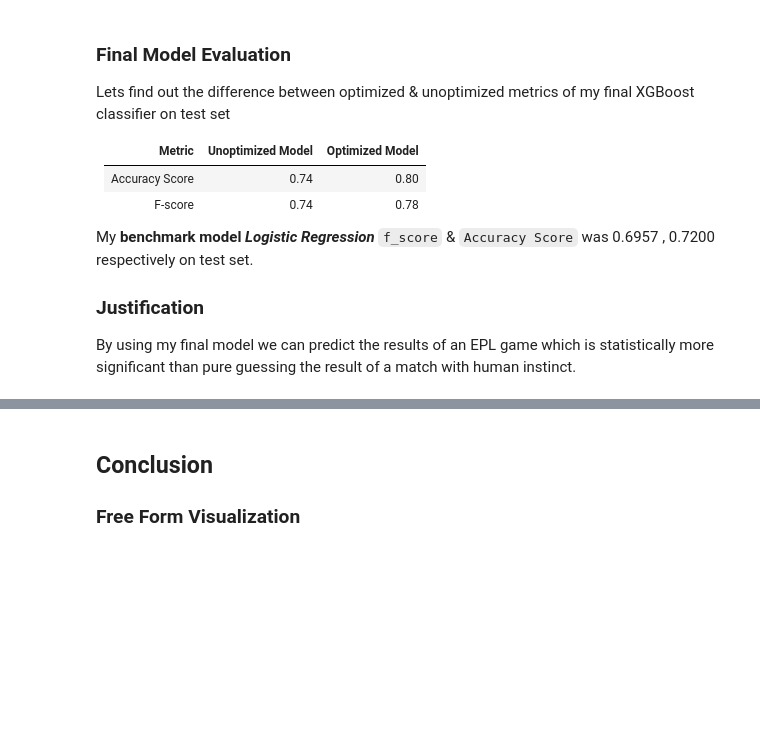
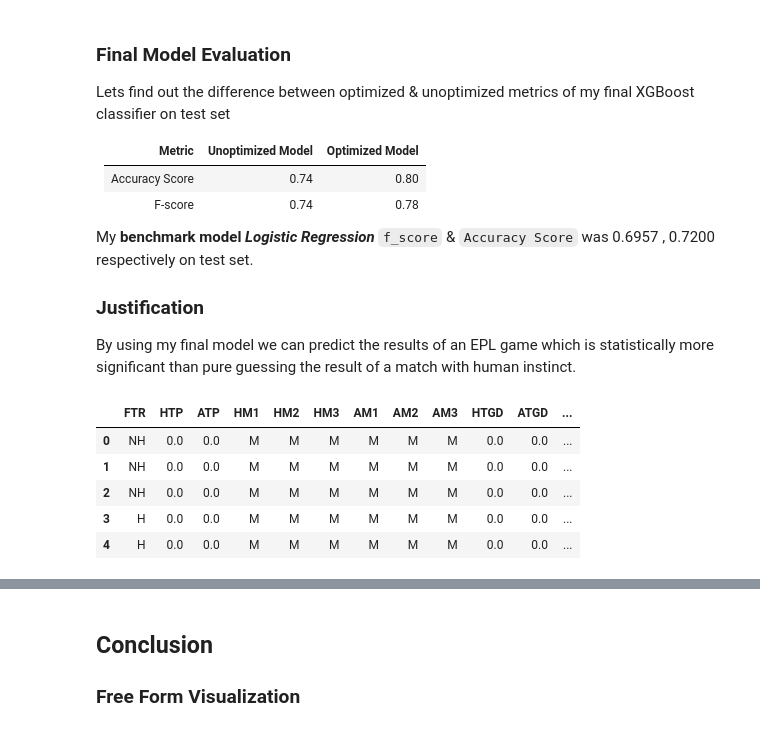
Before and after one commit to dhruboj/MLND, a Jupyter notebook: projects/capstone/My_Capstone_Report.ipynb, the cells around one changed output, grey strips where cells are left out. Cells and saved outputs as stored; diff of their text form; code cells hidden in the pictures; blank space fills up the shorter version.

```diff
--- a/projects/capstone/My_Capstone_Report.ipynb
+++ b/projects/capstone/My_Capstone_Report.ipynb
@@ -579,3 +579,19 @@ My **benchmark model** **_Logistic Regression_** `f_score` & `Accuracy Score` wa
 ### Justification
 
 By using my final model we can predict the results of an EPL game which is statistically more significant than pure guessing the result of a match with human instinct.
+# %%
+# Lets test the robustness of the model by introducing a never seen dataset.
+test = pd.read_csv('test.csv')
+test.drop(['Unnamed: 0','HomeTeam', 'AwayTeam', 'Date', 'MW', 'HTFormPtsStr', 'ATFormPtsStr', 'FTHG', 'FTAG',
+           'HTGS', 'ATGS', 'HTGC', 'ATGC','HomeTeamLP', 'AwayTeamLP','DiffPts','HTFormPts','ATFormPts',
+           'HM4','HM5','AM4','AM5','HTLossStreak5','ATLossStreak5','HTWinStreak5','ATWinStreak5',
+           'HTWinStreak3','HTLossStreak3','ATWinStreak3','ATLossStreak3'],1, inplace=True)
+
+display(test.head())
+# %% [output]
+|  | FTR | HTP | ATP | HM1 | HM2 | HM3 | AM1 | AM2 | AM3 | HTGD | ATGD | ... |
+| 0 | NH | 0.0 | 0.0 | M | M | M | M | M | M | 0.0 | 0.0 | ... |
+| 1 | NH | 0.0 | 0.0 | M | M | M | M | M | M | 0.0 | 0.0 | ... |
+| 2 | NH | 0.0 | 0.0 | M | M | M | M | M | M | 0.0 | 0.0 | ... |
+| 3 | H | 0.0 | 0.0 | M | M | M | M | M | M | 0.0 | 0.0 | ... |
+| 4 | H | 0.0 | 0.0 | M | M | M | M | M | M | 0.0 | 0.0 | ... |
```
Also changed, not shown: parts of 3 cells of this notebook, 3 other files.
